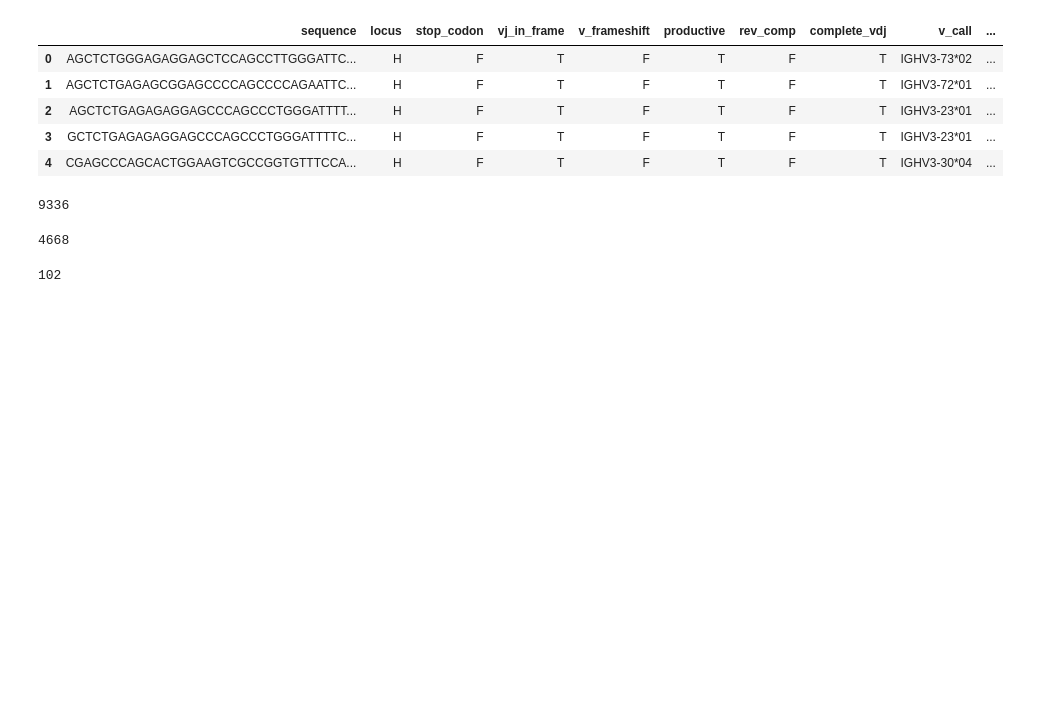
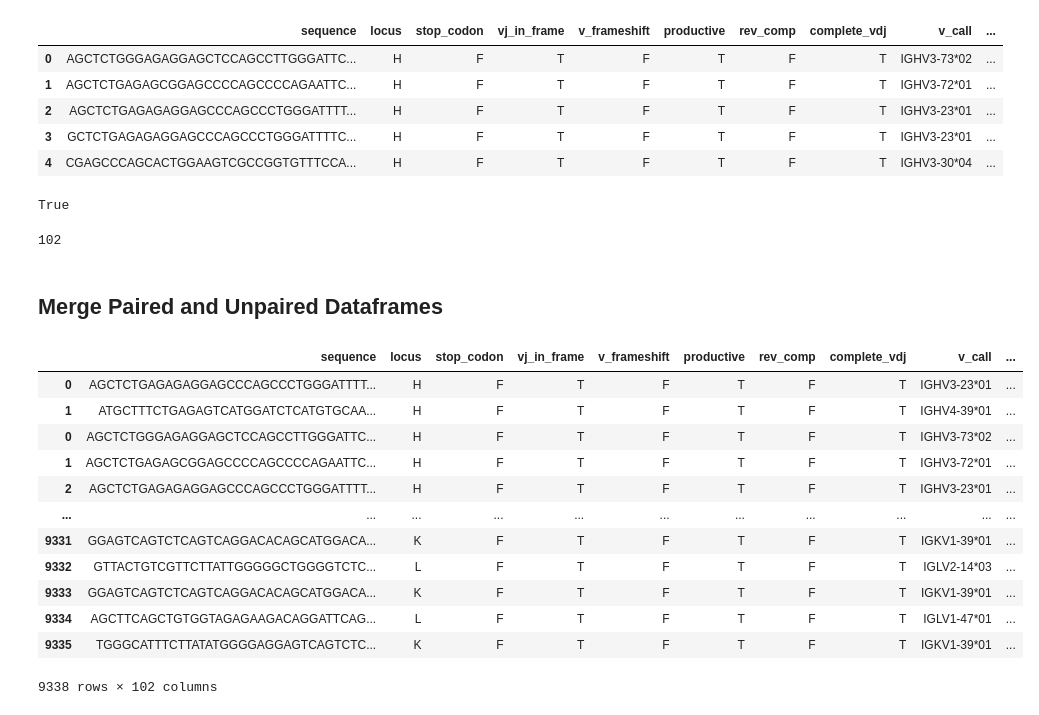
Before and after one commit to cameronhu/AntibodyBigQuery, a Jupyter notebook: notebooks/test_etl.ipynb, the cells around one changed output. Saved outputs shown, nothing was run; the diff lists cells and outputs as text; code cells hidden in the pictures; blank space fills up the shorter version.

Commit message:
Paired workflow complete and tested

```diff
--- a/notebooks/test_etl.ipynb
+++ b/notebooks/test_etl.ipynb
@@ -107,13 +107,11 @@ Num columns in processed seq table: 102
 | 2 | AGCTCTGAGAGAGGAGCCCAGCCCTGGGATTTT... | H | F | T | F | T | F | T | IGHV3-23*01 | ... |
 | 3 | GCTCTGAGAGAGGAGCCCAGCCCTGGGATTTTC... | H | F | T | F | T | F | T | IGHV3-23*01 | ... |
 | 4 | CGAGCCCAGCACTGGAAGTCGCCGGTGTTTCCA... | H | F | T | F | T | F | T | IGHV3-30*04 | ... |
-# %%
-len(paired_seq_table)
-# %% [output]
-9336
 # %%
 paired_data_raw = pd.read_csv(paired_data_file, header=1)
-paired_data_raw.shape[0]
+
+# After processing, length of df should be double the original
+len(paired_seq_table) == paired_data_raw.shape[0] * 2
 # %% [output]
-4668
+True
 # %%
@@ -121,3 +119,21 @@ paired_data_raw.shape[0]
 len(paired_seq_table.columns)
 # %% [output]
 102
+# %% [markdown]
+## Merge Paired and Unpaired Dataframes
+# %%
+pd.concat([heavy_seq_table, paired_seq_table])
+# %% [output]
+|  | sequence | locus | stop_codon | vj_in_frame | v_frameshift | productive | rev_comp | complete_vdj | v_call | ... |
+| 0 | AGCTCTGAGAGAGGAGCCCAGCCCTGGGATTTT... | H | F | T | F | T | F | T | IGHV3-23*01 | ... |
+| 1 | ATGCTTTCTGAGAGTCATGGATCTCATGTGCAA... | H | F | T | F | T | F | T | IGHV4-39*01 | ... |
+| 0 | AGCTCTGGGAGAGGAGCTCCAGCCTTGGGATTC... | H | F | T | F | T | F | T | IGHV3-73*02 | ... |
+| 1 | AGCTCTGAGAGCGGAGCCCCAGCCCCAGAATTC... | H | F | T | F | T | F | T | IGHV3-72*01 | ... |
+| 2 | AGCTCTGAGAGAGGAGCCCAGCCCTGGGATTTT... | H | F | T | F | T | F | T | IGHV3-23*01 | ... |
+| ... | ... | ... | ... | ... | ... | ... | ... | ... | ... | ... |
+| 9331 | GGAGTCAGTCTCAGTCAGGACACAGCATGGACA... | K | F | T | F | T | F | T | IGKV1-39*01 | ... |
+| 9332 | GTTACTGTCGTTCTTATTGGGGGCTGGGGTCTC... | L | F | T | F | T | F | T | IGLV2-14*03 | ... |
+| 9333 | GGAGTCAGTCTCAGTCAGGACACAGCATGGACA... | K | F | T | F | T | F | T | IGKV1-39*01 | ... |
+| 9334 | AGCTTCAGCTGTGGTAGAGAAGACAGGATTCAG... | L | F | T | F | T | F | T | IGLV1-47*01 | ... |
+| 9335 | TGGGCATTTCTTATATGGGGAGGAGTCAGTCTC... | K | F | T | F | T | F | T | IGKV1-39*01 | ... |
+9338 rows × 102 columns
```
Also changed, not shown: parts of 1 cell of this notebook, 1 other file.
